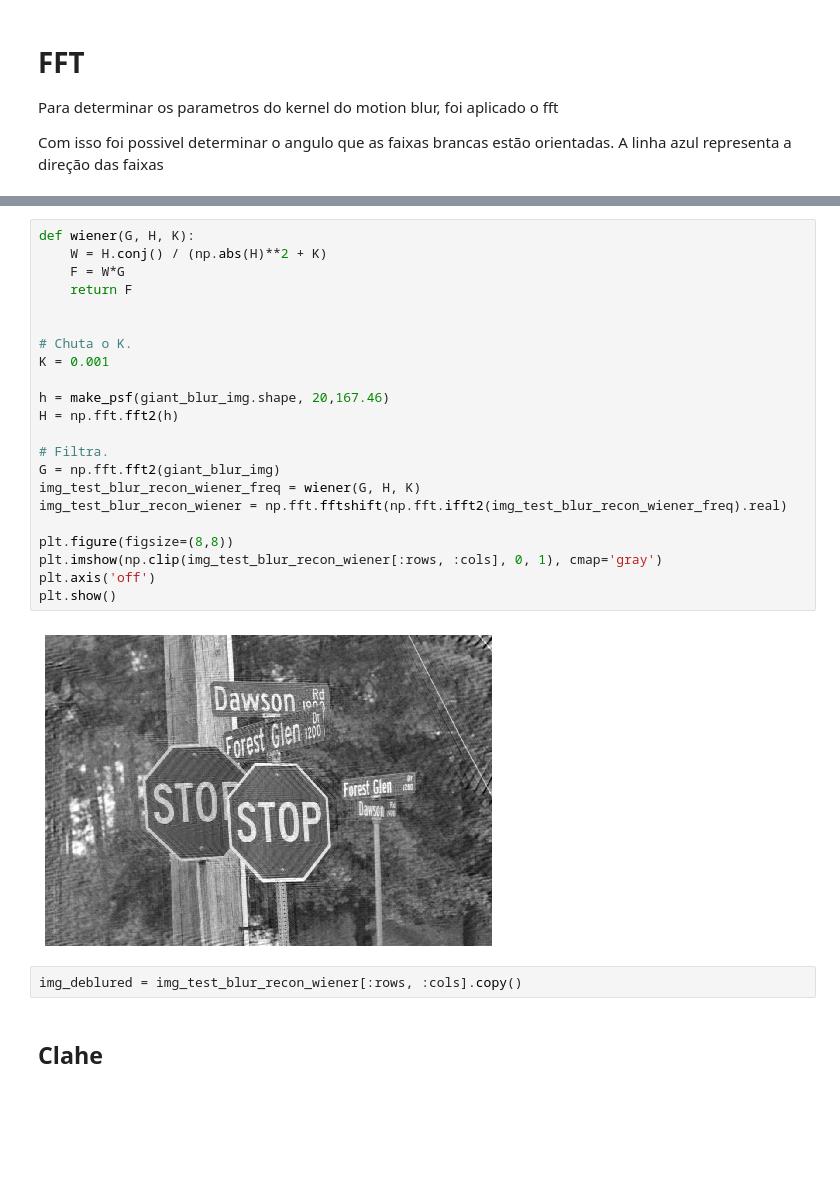
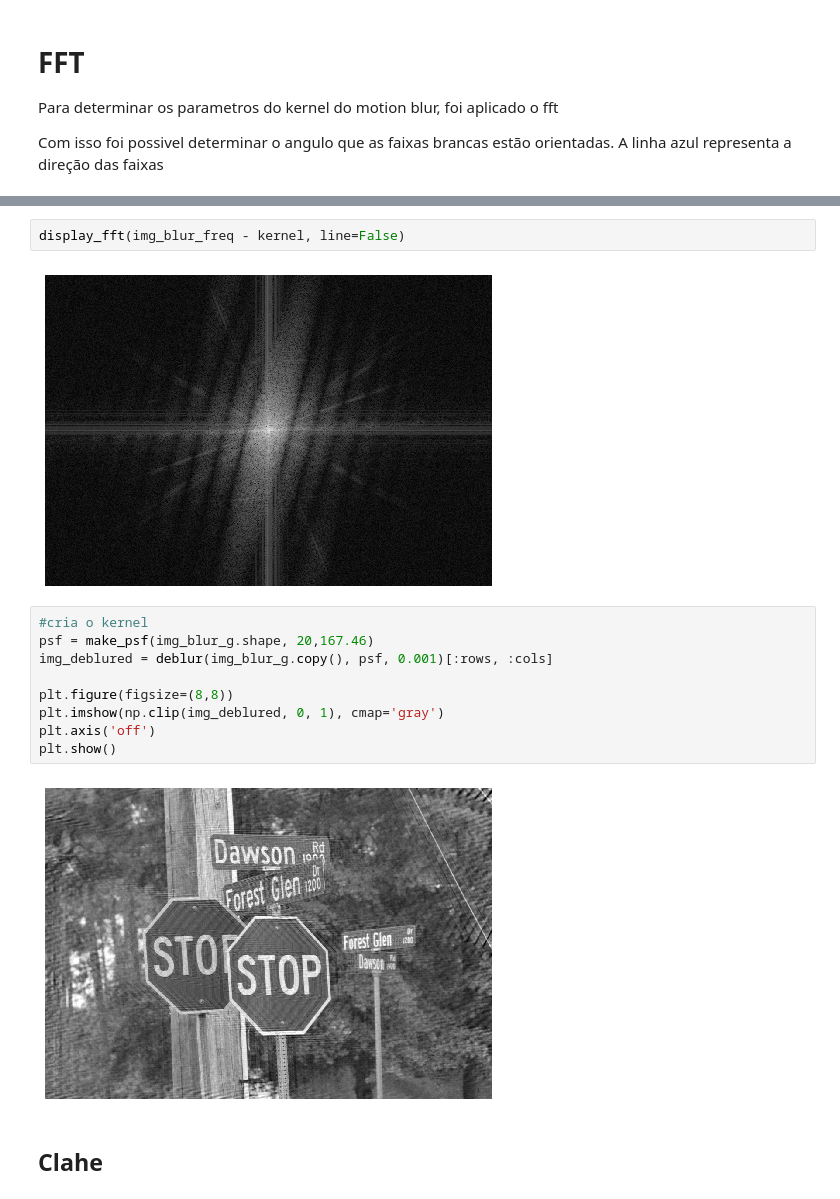
Before and after one commit to Fogelman/motion-blur, a Jupyter notebook: Debluring (motion blur).ipynb, the cells around one changed output, grey strips where cells are left out. Drawn from its saved outputs; the diff is of its cells as text; blank space fills up the shorter version.

```diff
--- a/Projeto 1-2.ipynb
+++ b/Debluring (motion blur).ipynb
@@ -126,29 +139,18 @@ angle: 12.552503232826671
-# %%
-def wiener(G, H, K):
-    W = H.conj() / (np.abs(H)**2 + K)
-    F = W*G
-    return F
-
-
-# Chuta o K.
-K = 0.001
-
-h = make_psf(giant_blur_img.shape, 20,167.46)
-H = np.fft.fft2(h)
-
-# Filtra.
-G = np.fft.fft2(giant_blur_img)
-img_test_blur_recon_wiener_freq = wiener(G, H, K)
-img_test_blur_recon_wiener = np.fft.fftshift(np.fft.ifft2(img_test_blur_recon_wiener_freq).real)
-
-plt.figure(figsize=(8,8))
-plt.imshow(np.clip(img_test_blur_recon_wiener[:rows, :cols], 0, 1), cmap='gray')
-plt.axis('off')
-plt.show()
-# %% [output]
-[figure, removed]
-# %%
-img_deblured = img_test_blur_recon_wiener[:rows, :cols].copy()
+# %%
+display_fft(img_blur_freq - kernel, line=False)
+# %% [output]
+[figure, added]
+# %%
+#cria o kernel
+psf = make_psf(img_blur_g.shape, 20,167.46)
+img_deblured = deblur(img_blur_g.copy(), psf, 0.001)[:rows, :cols]
+
+plt.figure(figsize=(8,8))
+plt.imshow(np.clip(img_deblured, 0, 1), cmap='gray')
+plt.axis('off')
+plt.show()
+# %% [output]
+[figure, added]
 # %% [markdown]
 ## Clahe
 # %%
```
Also changed, not shown: parts of 16 cells of this notebook.
